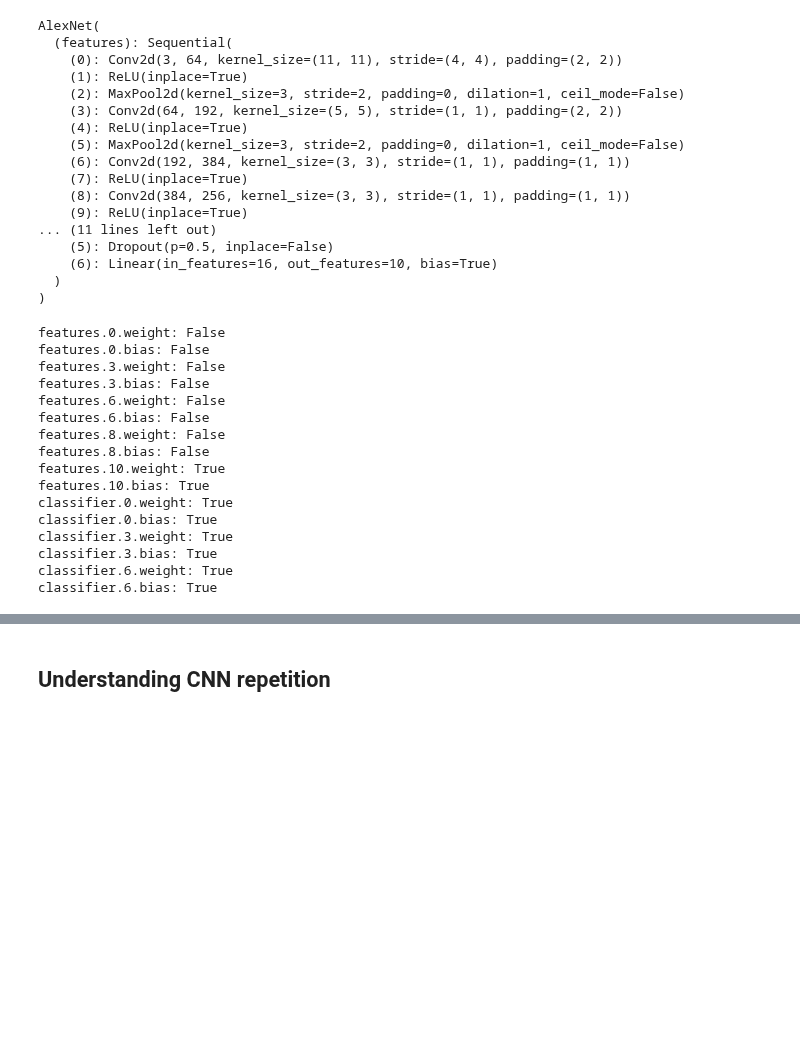
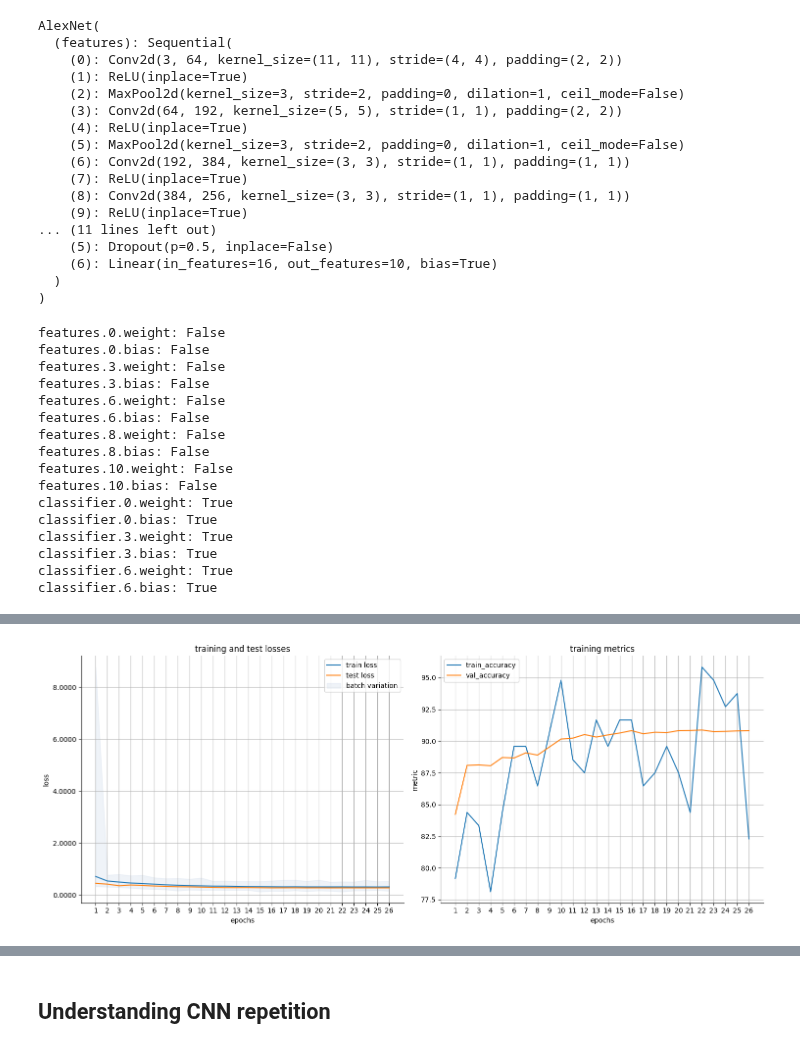
Before and after one commit to FutureGoose/OctaCycleCNN, a Jupyter notebook: exercises/w5/transfer_learning.ipynb, the cells around one changed output, grey strips where cells are left out. Cells and saved outputs as stored; diff of their text form; code cells hidden in the pictures; blank space fills up the shorter version.

```diff
--- a/exercises/w5/transfer_learning.ipynb
+++ b/exercises/w5/transfer_learning.ipynb
@@ -512,6 +520,21 @@ AlexNet(
     (6): Linear(in_features=16, out_features=10, bias=True)
   )
 )
+# %%
+# create parameter groups with different learning rates
+params_to_update = []
+params_to_finetune = []
+
+layers_to_finetune = ["features.10"]
+
+# separate parameters into two groups
+for name, param in model.named_parameters():
+    if any(layer in name for layer in layers_to_finetune):  # fine-tuning group (pretrained layer)
+        params_to_finetune.append(param)
+        param.requires_grad = True
+    elif "classifier" in name:  # feature extraction group (new layers)
+        params_to_update.append(param)
+        param.requires_grad = True
 # %%
 for name, param in model.named_parameters():
     print(f'{name}: {param.requires_grad}')
@@ -524,11 +547,70 @@ features.6.weight: False
 features.6.bias: False
 features.8.weight: False
 features.8.bias: False
-features.10.weight: True
-features.10.bias: True
+features.10.weight: False
+features.10.bias: False
 classifier.0.weight: True
 classifier.0.bias: True
 classifier.3.weight: True
 classifier.3.bias: True
 classifier.6.weight: True
 classifier.6.bias: True
+# %%
+import torch
+import torch.nn as nn
+from torch.optim import Adadelta, Adam, SGD
+from torch.optim.lr_scheduler import StepLR
+import sys
+from pathlib import Path
+
+# package_root = Path('/home/goose/projects/deeplearning/deep_learning_tools')
+package_root = Path('/home/gustaf/projects/deeplearning/deep_learning_tools')
+sys.path.append(str(package_root))
+
+from src import ModelTrainer
+
+head_in_features = 9216
+
+model.classifier = nn.Sequential(
+                                 nn.Linear(head_in_features, 512),
+                                 nn.ReLU(),
+                                 nn.Dropout(0.5),
+                                 nn.Linear(512, 256),
+                                 nn.ReLU(),
+                                 nn.Dropout(0.5),
+                                 nn.Linear(256, 10)
+                                )
+
+# create optimizer with parameter groups
+optimizer = Adam([
+    {'params': params_to_finetune, 'lr': 0.0001},  # lower lr for fine-tuning
+    {'params': params_to_update, 'lr': 0.001}      # higher lr for new layers
+], weight_decay=0.01)
+
+# optimizer = Adam(model.parameters(), lr=0.001, weight_decay=0.01)
+
+
+# initialize scheduler
+scheduler = StepLR(optimizer, step_size=1, gamma=0.75)
+
+# initialize trainer
+trainer = ModelTrainer(
+    model=model,
+    device=device,
+    loss_fn=nn.CrossEntropyLoss(),
+    optimizer=optimizer,
+    scheduler=scheduler,
+    batch_size=128,
+    verbose=True,
+    save_metrics=True,
+    early_stopping_patience=5,
+    early_stopping_delta=0.00001
+)
+
+# train model
+trained_model = trainer.train(
+    training_set=trainset,
+    val_set=valset,
+    num_epochs=100
+)
+# %% [output]
@@ -534,0 +634 @@ classifier.6.bias: True
+[figure, added]
```
Also changed, not shown: parts of 6 cells of this notebook, 1 other file.
